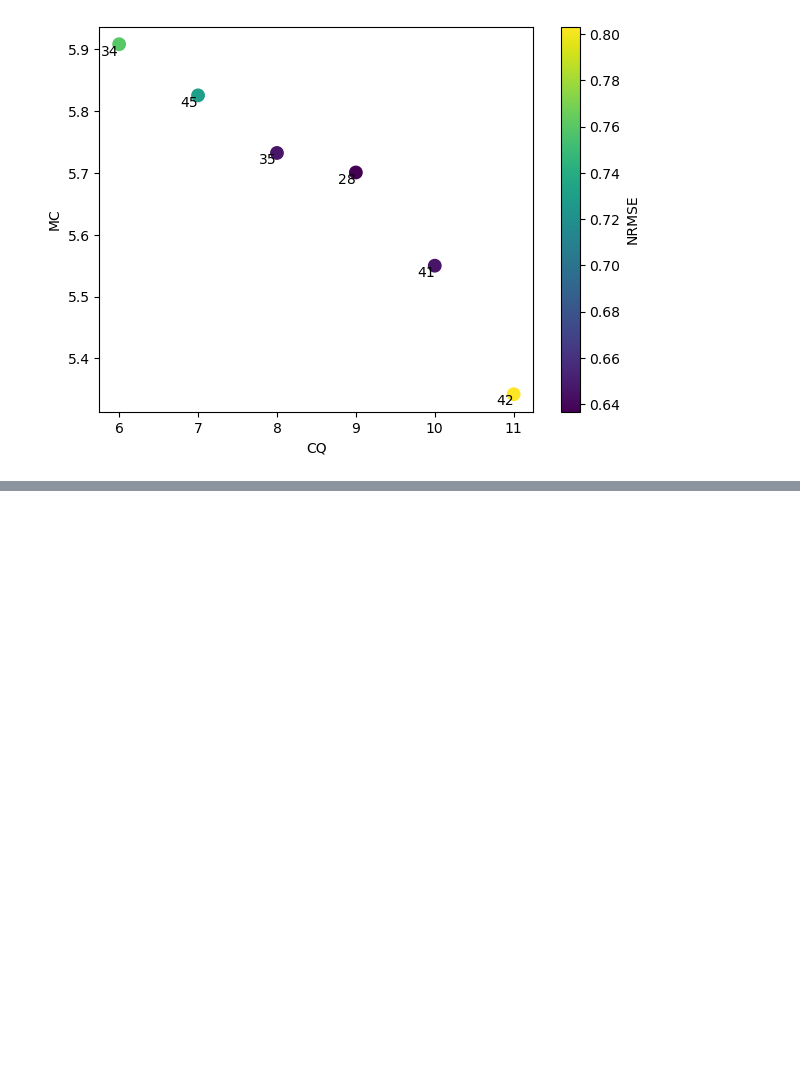
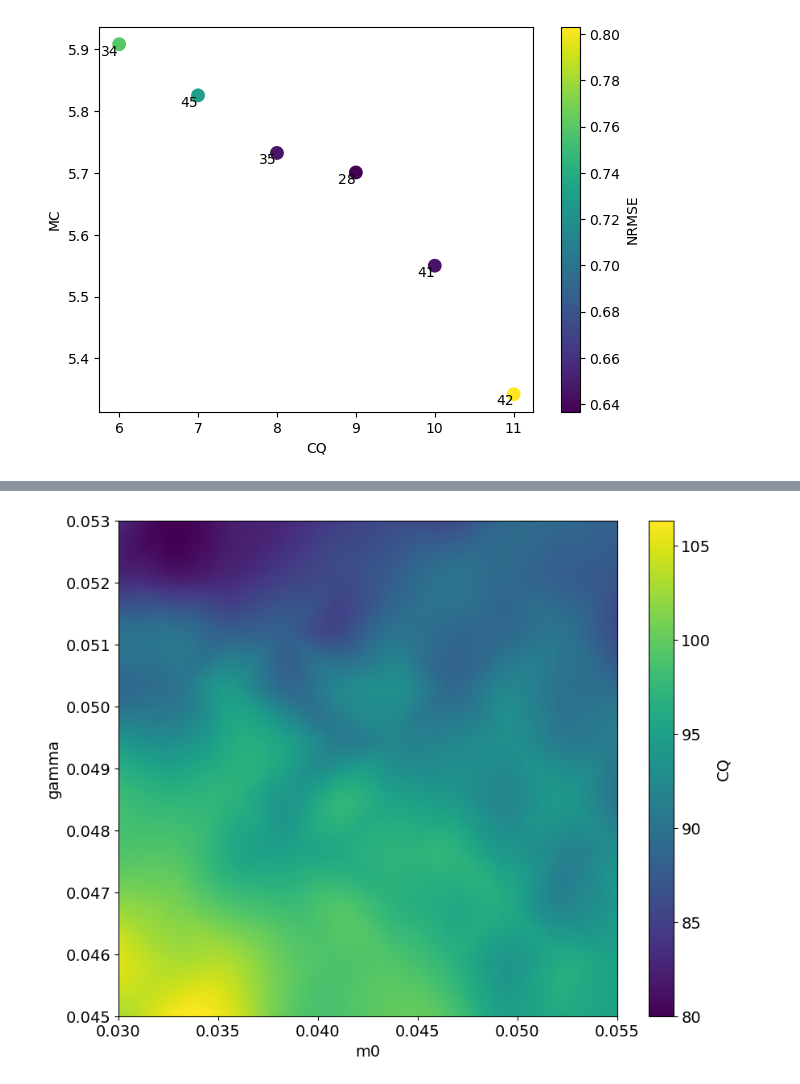
Before and after one commit to VvvpC/spnc_taskindependent_metrics, a Jupyter notebook: Test_Temporary/test_narma10_allbeta50.ipynb, the cells around one changed output, grey strips where cells are left out. Saved outputs shown, nothing was run; the diff lists cells and outputs as text; code cells hidden in the pictures; blank space fills up the shorter version.

```diff
--- a/Test_Temporary/test_narma10_allbeta50.ipynb
+++ b/Test_Temporary/test_narma10_allbeta50.ipynb
@@ -289,0 +397,14 @@ plt.show()
+# %%
+results = runs[1]['results']
+
+x = np.array(results['m0'])     # 长度=100
+y = np.array(results['gamma'])  # 长度=100
+z = np.array(results['CQ'])     # 长度=100
+
+# 进行插值
+Xi, Yi, zi = interpolation(x, y, z, nx=150, ny=150)
+
+# 调用函数
+plot_heatmap(Xi, Yi, zi, value_label='CQ')
+# %% [output]
+[figure, added]
```
Also changed, not shown: parts of 9 cells of this notebook, 1 other file.
